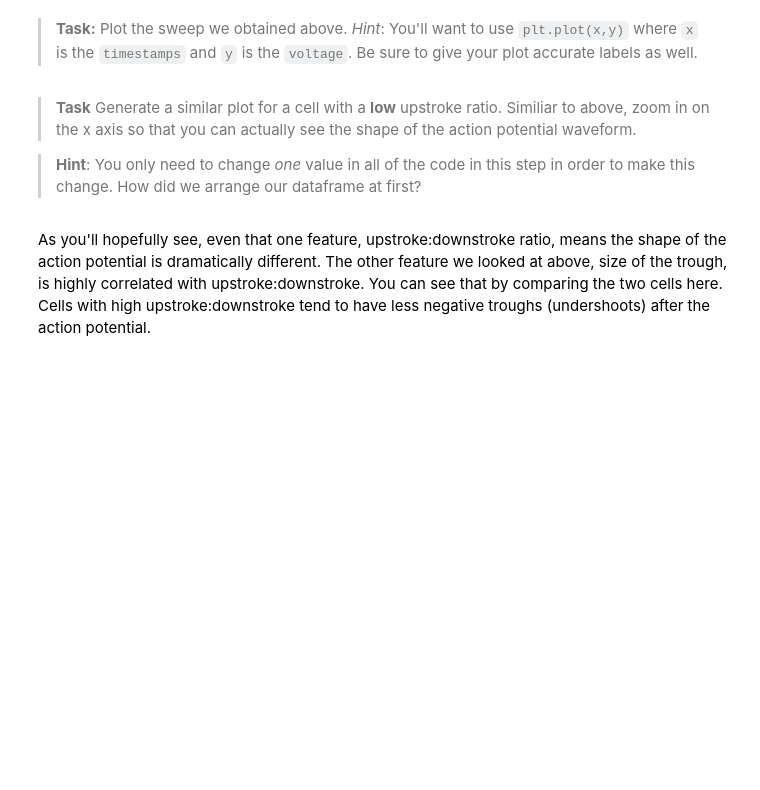
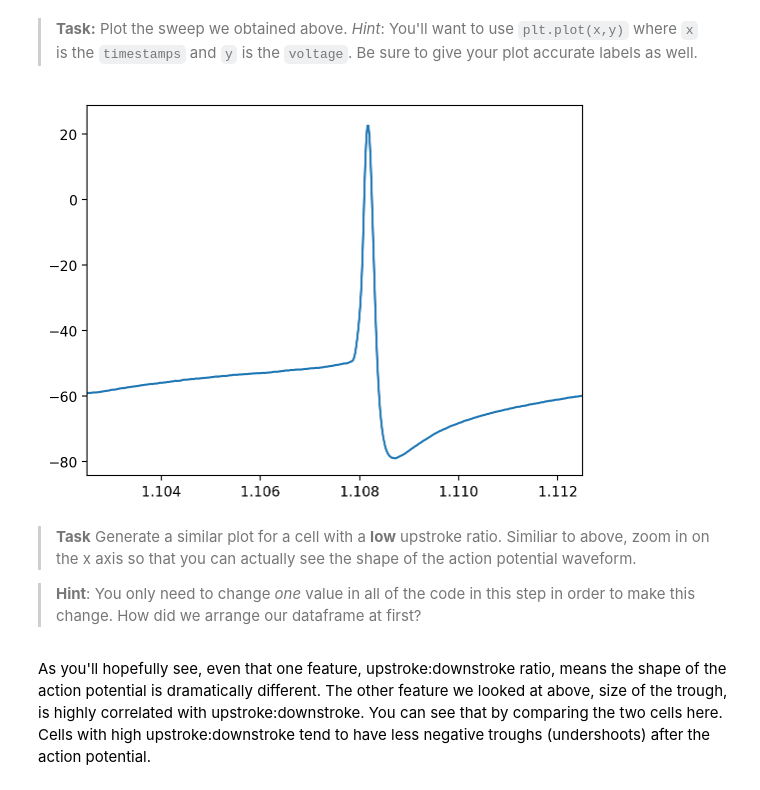
Before and after one commit to mkhosla-ucsd/cogs138_notebooks_sp2026, a Jupyter notebook: lecture_11/CellTypesNotebook-Coding-inclass.ipynb, the cells around one changed output. Saved outputs shown, nothing was run; the diff lists cells and outputs as text; code cells hidden in the pictures; blank space fills up the shorter version.

```diff
--- a/lecture_11/CellTypesNotebook-Coding-inclass.ipynb
+++ b/lecture_11/CellTypesNotebook-Coding-inclass.ipynb
@@ -326,6 +356,10 @@ print('Sweep obtained')
 ><b>Task:</b> Plot the sweep we obtained above. <i>Hint</i>: You'll want to use `plt.plot(x,y)` where `x` is the `timestamps` and `y` is the `voltage`. Be sure to give your plot accurate labels as well.
 # %%
 # Plot the new sweep here
+plt.plot(timestamps, voltage) ;
+plt.xlim([1.1025,1.1125]);
+# %% [output]
+[figure, added]
 # %% [markdown]
 ><b>Task</b> Generate a similar plot for a cell with a <b>low</b> upstroke ratio. Similiar to above, zoom in on the x axis so that you can actually see the shape of the action potential waveform.
 
```
Also changed, not shown: parts of 10 cells of this notebook, 12 other files.
